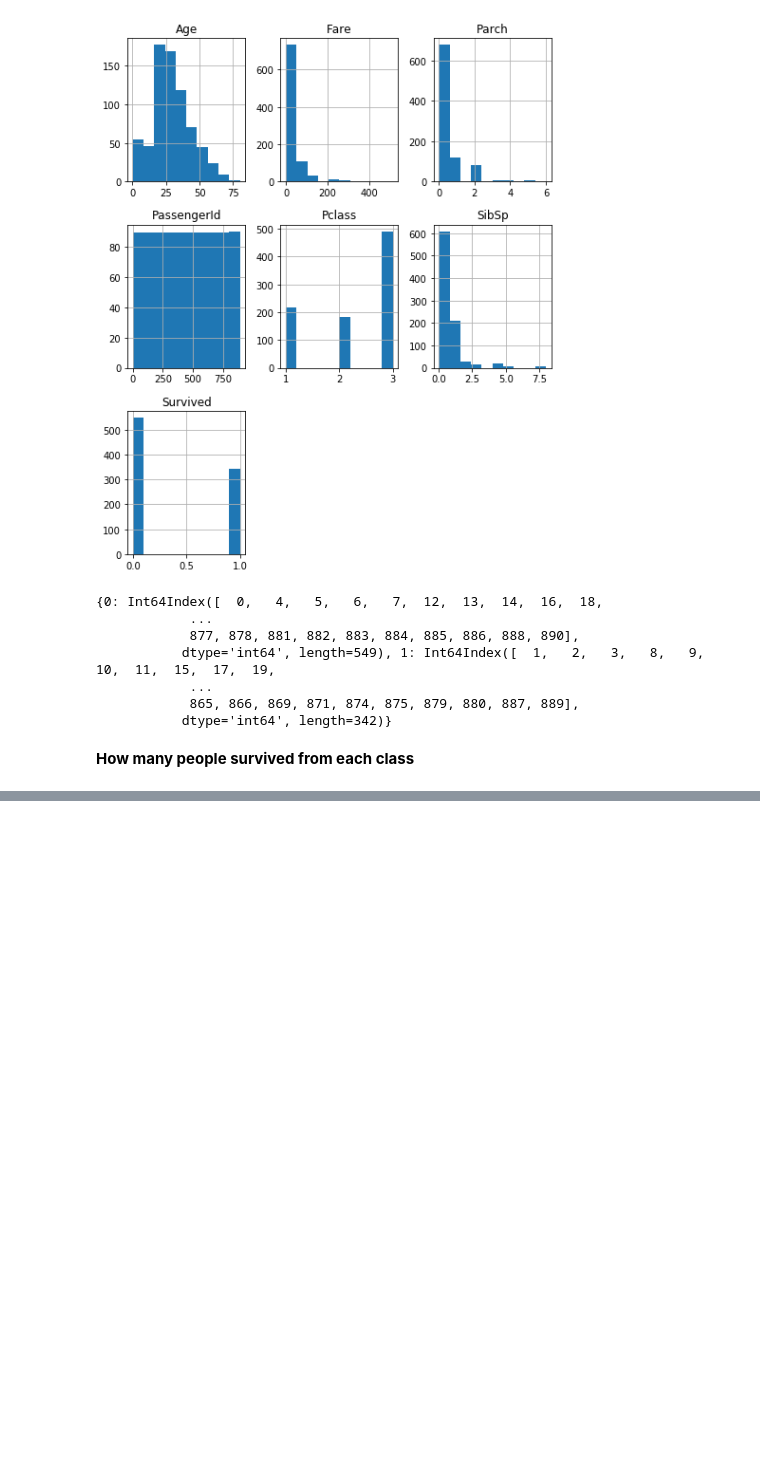
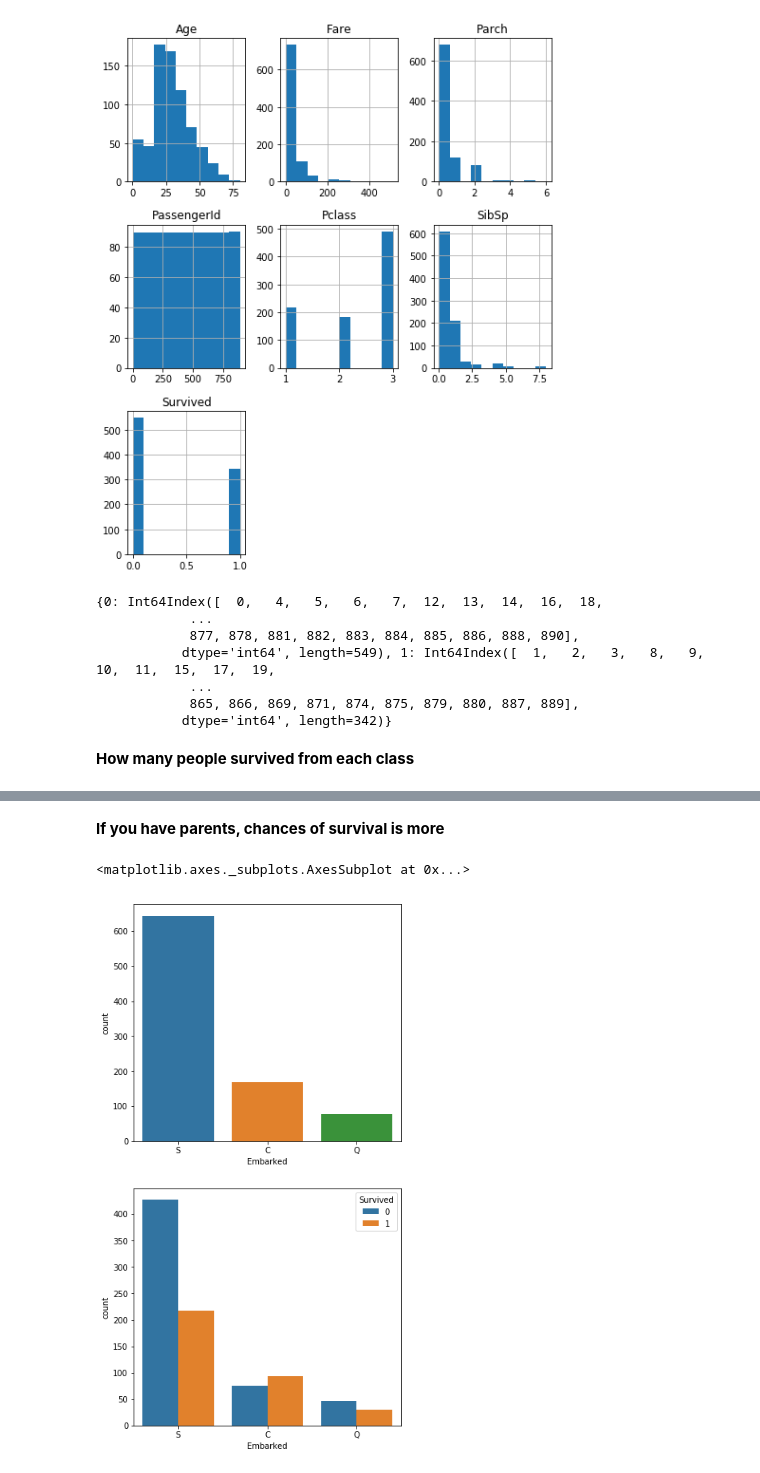
Before and after one commit to debajyoti94/MyHeartWillNotGoOn, a Jupyter notebook: notebooks/Titanic_EDA.ipynb, the cells around one changed output, grey strips where cells are left out. Saved outputs shown, nothing was run; the diff lists cells and outputs as text; code cells hidden in the pictures; blank space fills up the shorter version.

```diff
--- a/notebooks/Titanic_EDA.ipynb
+++ b/notebooks/Titanic_EDA.ipynb
@@ -80,0 +123,12 @@ sns.countplot(x='Pclass',hue='Survived' ,data=titanic_dataset_train)
+# %% [markdown]
+**If you have parents, chances of survival is more**
+# %%
+plt.figure(figsize=[6,12])
+plt.subplot(211)          # PARAMETER: 211 INDICATES 2 ROWS, 1 COLUMN, 1ST PLOT
+sns.countplot(x='Embarked',data=titanic_dataset_train)
+plt.subplot(212)
+sns.countplot(x='Embarked',hue='Survived',
+              data=titanic_dataset_train)
+# %% [output]
+<matplotlib.axes._subplots.AxesSubplot at 0x...>
+[figure, added]
```
Also changed, not shown: parts of 34 cells of this notebook.
